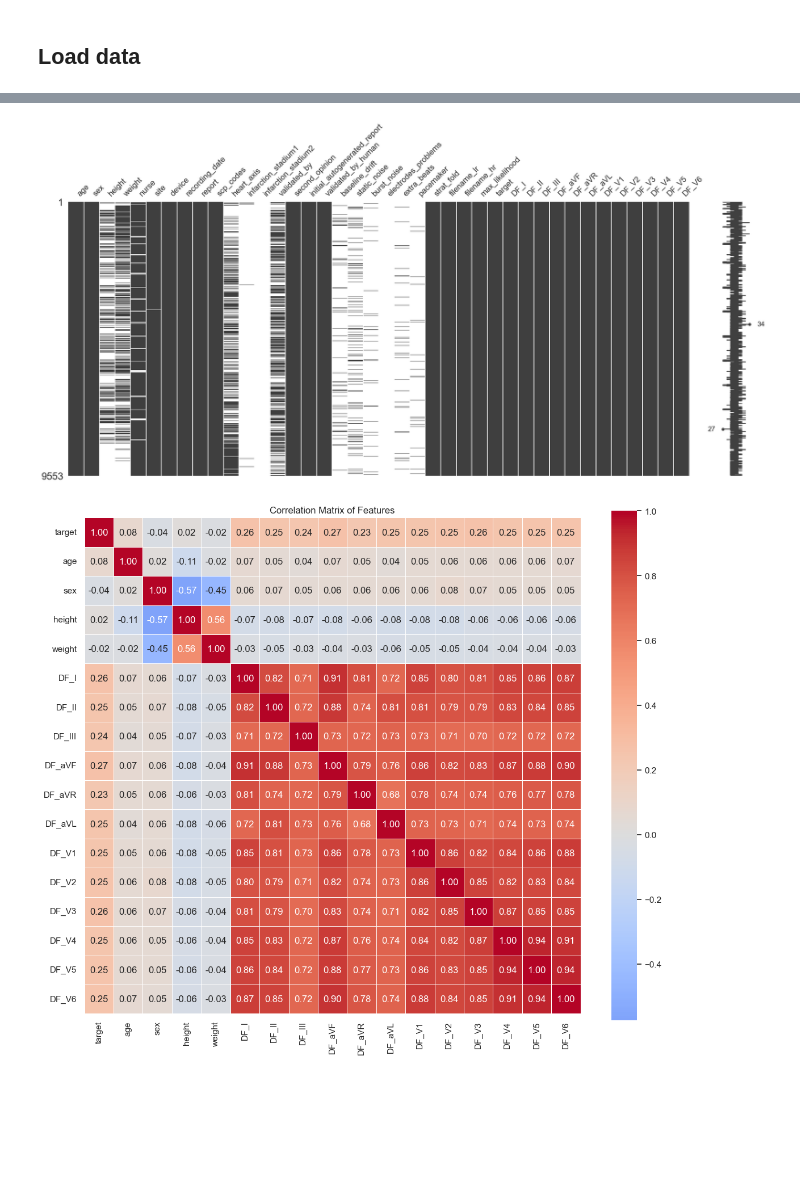
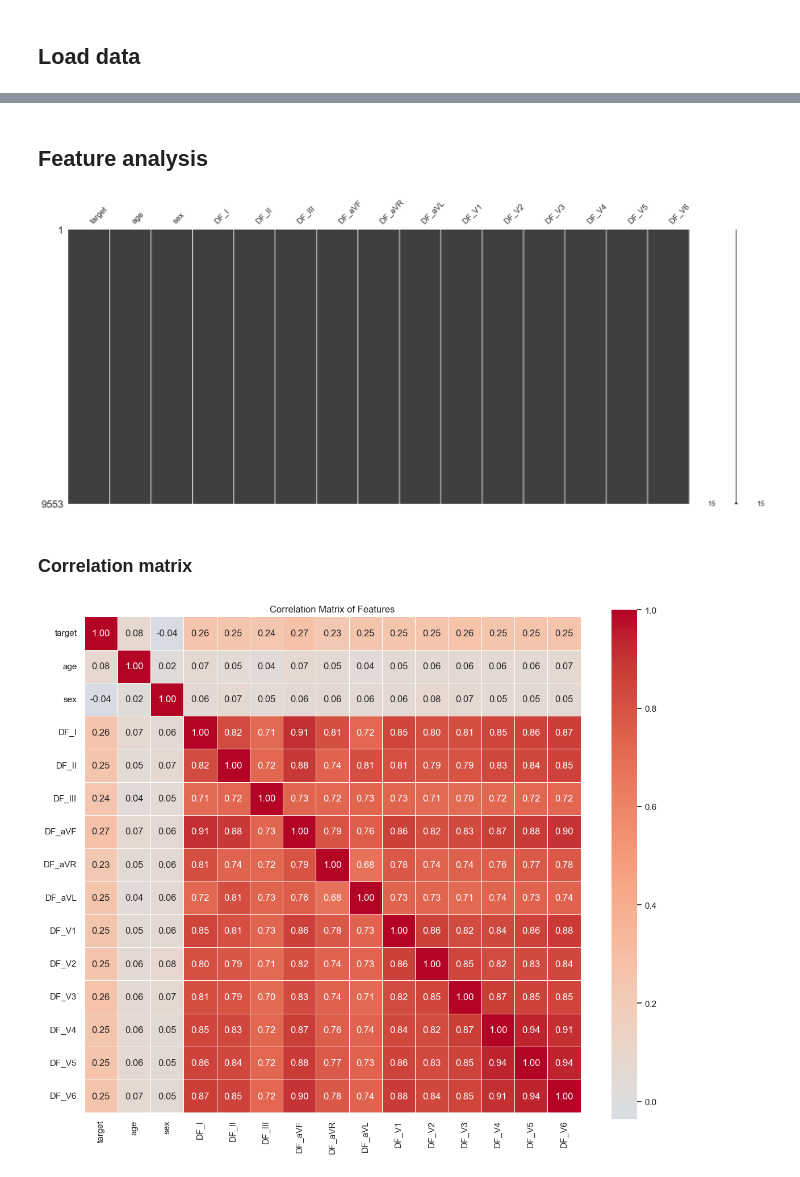
Before and after one commit to AGE90/ptbxl-challenge, a Jupyter notebook: notebooks/04-AGE-feture_selection.ipynb, the cells around one changed output, grey strips where cells are left out. Saved outputs shown, nothing was run; the diff lists cells and outputs as text; code cells hidden in the pictures; blank space fills up the shorter version.

```diff
--- a/notebooks/04-AGE-feture_selection.ipynb
+++ b/notebooks/04-AGE-feture_selection.ipynb
@@ -17,13 +26,21 @@ sns.set_theme()
 ## Load data
 # %%
 # Leads names
-leads = ['I', 'II', 'III', 'aVF', 'aVR', 'aVL', 'V1', 'V2', 'V3', 'V4', 'V5', 'V6']
+leads = ['I', 'II', 'III', 'aVF', 'aVR',
+         'aVL', 'V1', 'V2', 'V3', 'V4', 'V5', 'V6']
 feature_columns = ['DF_' + lead for lead in leads]
+
+# The 'height', 'weight' atributes are excluded as they have a lot of missing values
+demographic_columns = ['age', 'sex']
+target_column = 'target'
 # %%
 dataset = pd.read_csv(data_processed_dir('dominant_freq_dataset.csv'))
 dataset = dataset.set_index('ecg_id')
 dataset = dataset.drop(['patient_id'], axis=1)
 
+dataset = dataset[[target_column] + demographic_columns + feature_columns]
+dataset[target_column] = dataset[target_column].astype(int)
+
 print(f'Number of samples: {len(dataset)}')
 display(dataset.head())
 # %% [output]
@@ -39,26 +77,32 @@ Number of samples: 9553
+# %% [markdown]
+## Feature analysis
 # %%
 msno.matrix(dataset)
 plt.show()
 # %% [output]
-[figure, old version]
+[figure, new version]
+# %% [markdown]
+### Correlation matrix
 # %%
 # Calculate correlation matrix
-correlation_matrix = dataset[['target', 'age', 'sex', 'height', 'weight'] + feature_columns].corr()
+correlation_matrix = dataset.corr()
 
 # Create a larger figure
 plt.figure(figsize=(12, 10))
 
 # Create heatmap with seaborn
-sns.heatmap(correlation_matrix,
-            annot=True,  # Show correlation values
-            cmap='coolwarm',  # Color scheme
-            center=0,  # Center the colormap at 0
-            square=True,  # Make cells square
-            fmt='.2f',  # Format correlation values to 2 decimal places
-            linewidths=0.5)  # Add grid lines
+sns.heatmap(
+    correlation_matrix,
+    annot=True,  # Show correlation values
+    cmap='coolwarm',  # Color scheme
+    center=0,  # Center the colormap at 0
+    square=True,  # Make cells square
+    fmt='.2f',  # Format correlation values to 2 decimal places
+    linewidths=0.5 # Add grid lines
+)
 
 plt.title('Correlation Matrix of Features')
 plt.tight_layout()
 plt.show()
 # %% [output]
-[figure, old version]
+[figure, new version]
```
Also changed, not shown: parts of 15 cells of this notebook, 1 other file.
